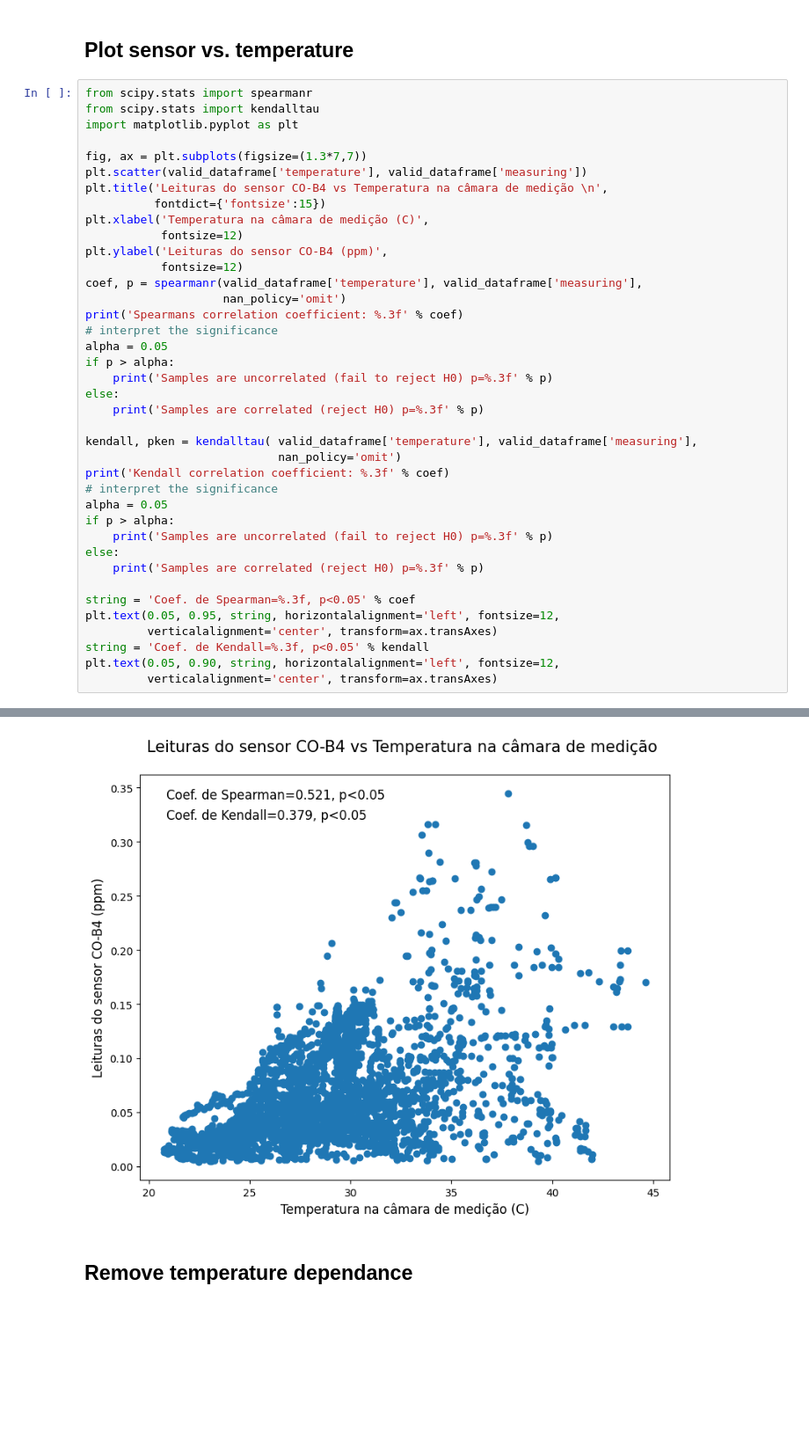
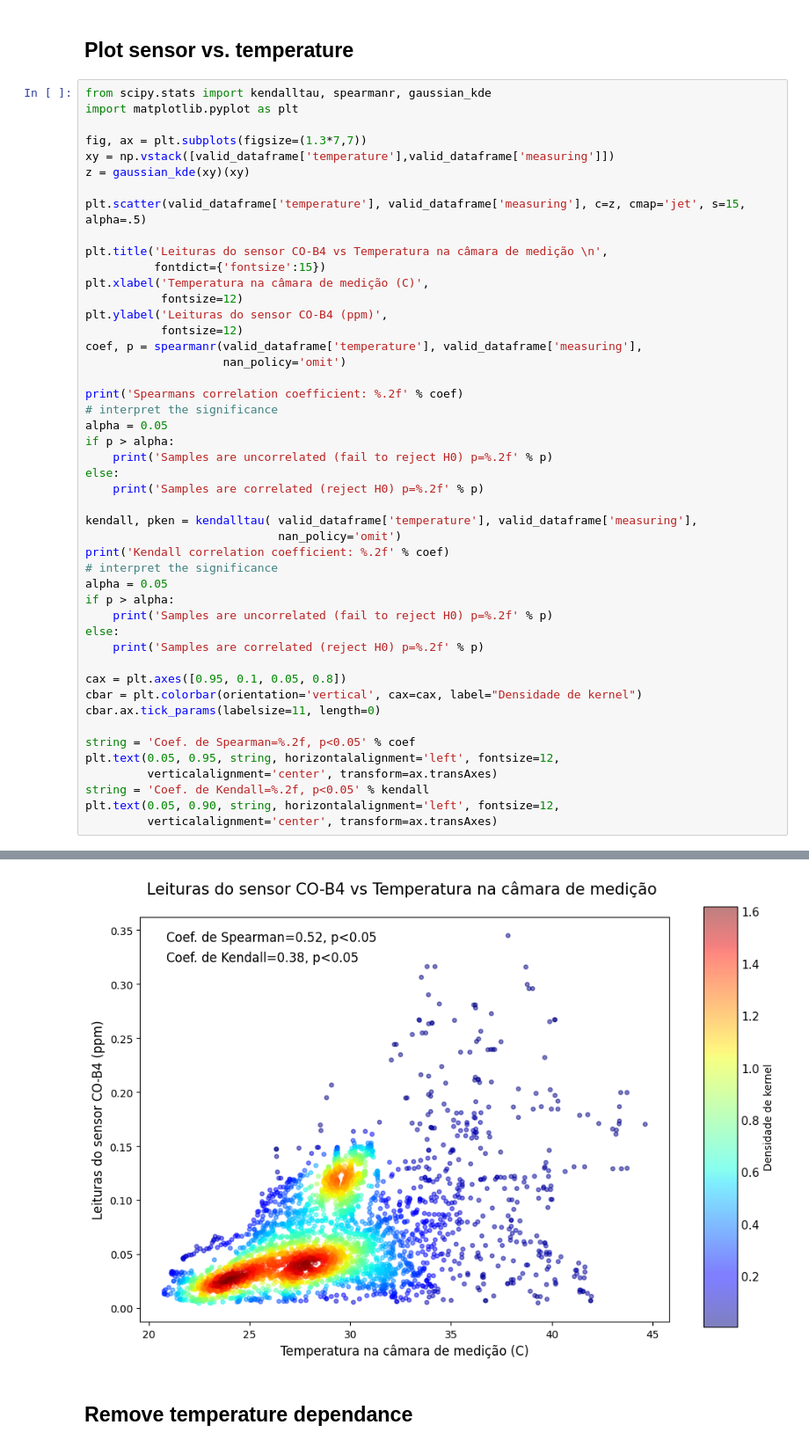
Before and after one commit to campofernando/lcqar-low-cost-monit-proc, a Jupyter notebook: data-pre-processing/CO-sensor_environment_preprocessing.ipynb, the cells around one changed output, grey strips where cells are left out. Shown at 88% size. Cells and saved outputs as stored; diff of their text form; blank space fills up the shorter version.

Commit message:
Add Kernel density to scatter plots

```diff
--- a/data-pre-processing/CO-sensor_environment_preprocessing.ipynb
+++ b/data-pre-processing/CO-sensor_environment_preprocessing.ipynb
@@ -115,12 +115,15 @@ sensor_analysis.plot_box_hist(df=valid_dataframe, bins=20)
 # %% [markdown]
 ## Plot sensor vs. temperature
 # %%
-from scipy.stats import spearmanr
-from scipy.stats import kendalltau
+from scipy.stats import kendalltau, spearmanr, gaussian_kde
 import matplotlib.pyplot as plt
 
 fig, ax = plt.subplots(figsize=(1.3*7,7))
-plt.scatter(valid_dataframe['temperature'], valid_dataframe['measuring'])
+xy = np.vstack([valid_dataframe['temperature'],valid_dataframe['measuring']])
+z = gaussian_kde(xy)(xy)
+
+plt.scatter(valid_dataframe['temperature'], valid_dataframe['measuring'], c=z, cmap='jet', s=15, alpha=.5)
+
 plt.title('Leituras do sensor CO-B4 vs Temperatura na câmara de medição \n',
           fontdict={'fontsize':15})
 plt.xlabel('Temperatura na câmara de medição (C)',
@@ -129,28 +132,33 @@ plt.ylabel('Leituras do sensor CO-B4 (ppm)',
            fontsize=12)
 coef, p = spearmanr(valid_dataframe['temperature'], valid_dataframe['measuring'],
                     nan_policy='omit')
-print('Spearmans correlation coefficient: %.3f' % coef)
+
+print('Spearmans correlation coefficient: %.2f' % coef)
 # interpret the significance
 alpha = 0.05
 if p > alpha:
-	print('Samples are uncorrelated (fail to reject H0) p=%.3f' % p)
+	print('Samples are uncorrelated (fail to reject H0) p=%.2f' % p)
 else:
-	print('Samples are correlated (reject H0) p=%.3f' % p)
+	print('Samples are correlated (reject H0) p=%.2f' % p)
 
 kendall, pken = kendalltau( valid_dataframe['temperature'], valid_dataframe['measuring'],
                             nan_policy='omit')
-print('Kendall correlation coefficient: %.3f' % coef)
+print('Kendall correlation coefficient: %.2f' % coef)
 # interpret the significance
 alpha = 0.05
 if p > alpha:
-	print('Samples are uncorrelated (fail to reject H0) p=%.3f' % p)
+	print('Samples are uncorrelated (fail to reject H0) p=%.2f' % p)
 else:
-	print('Samples are correlated (reject H0) p=%.3f' % p)
+	print('Samples are correlated (reject H0) p=%.2f' % p)
 
-string = 'Coef. de Spearman=%.3f, p<0.05' % coef
+cax = plt.axes([0.95, 0.1, 0.05, 0.8])
+cbar = plt.colorbar(orientation='vertical', cax=cax, label="Densidade de kernel")
+cbar.ax.tick_params(labelsize=11, length=0)
+
+string = 'Coef. de Spearman=%.2f, p<0.05' % coef
 plt.text(0.05, 0.95, string, horizontalalignment='left', fontsize=12,
          verticalalignment='center', transform=ax.transAxes)
-string = 'Coef. de Kendall=%.3f, p<0.05' % kendall
+string = 'Coef. de Kendall=%.2f, p<0.05' % kendall
 plt.text(0.05, 0.90, string, horizontalalignment='left', fontsize=12,
          verticalalignment='center', transform=ax.transAxes)
 # %% [output]
@@ -162,4 +170,4 @@ Text(0.05, 0.9, 'Coef. de Kendall=0.379, p<0.05')
-[figure, old version]
+[figure, new version]
 # %% [markdown]
 ## Remove temperature dependance
 # %%
```
Also changed, not shown: parts of 1 cell of this notebook, 8 other files.
